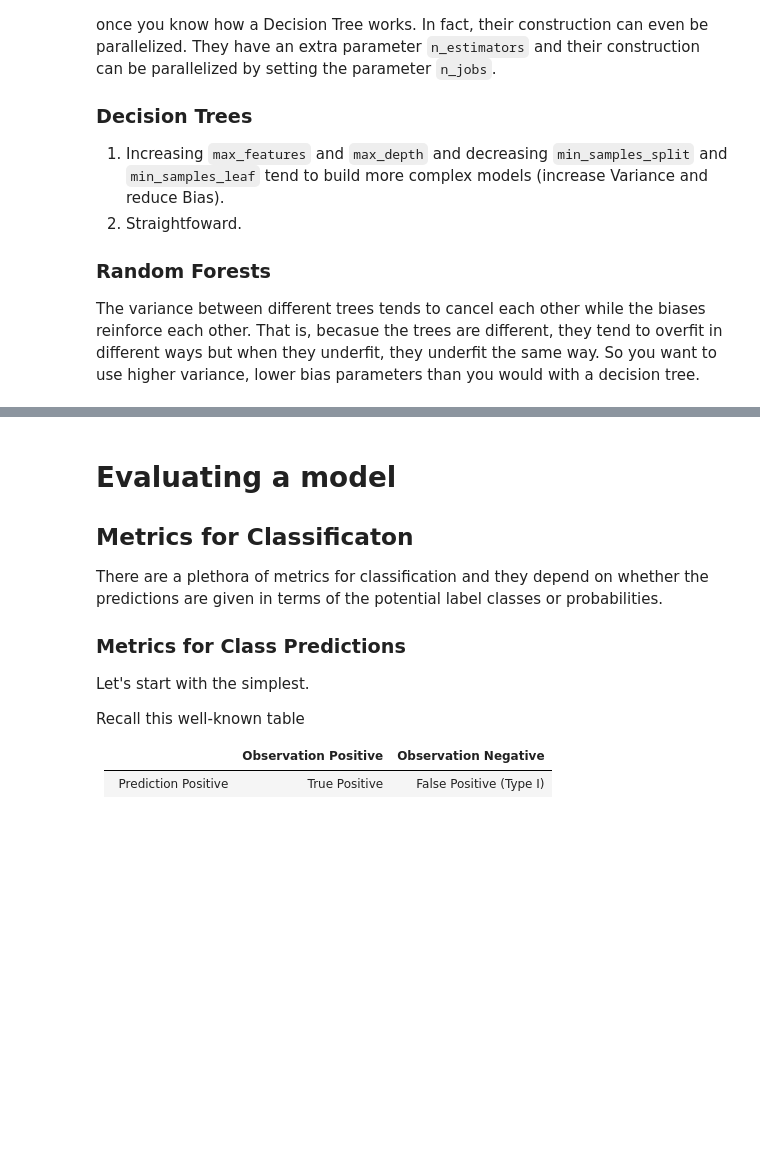
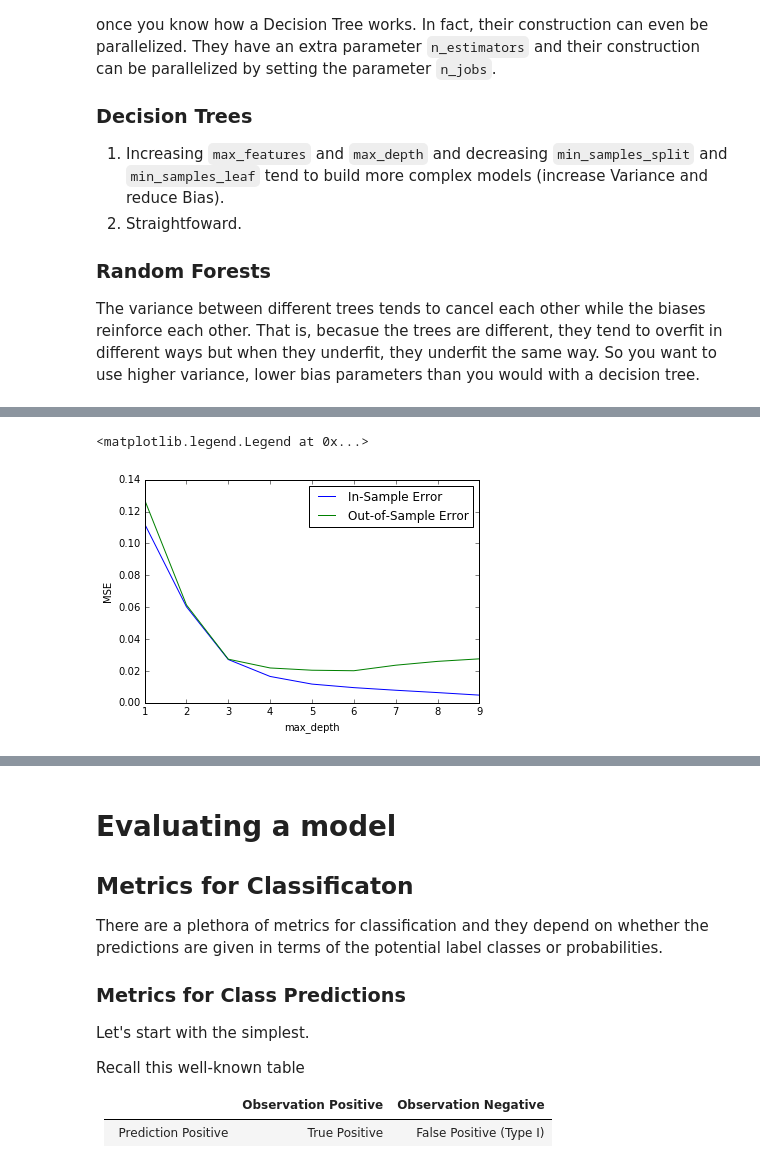
Before and after one commit to ASvyatkovskiy/MLmeetup2016, a Jupyter notebook: classification/classification_pipeline.ipynb, the cells around one changed output, grey strips where cells are left out. Cells and saved outputs as stored; diff of their text form; code cells hidden in the pictures; blank space fills up the shorter version.

```diff
--- a/classification/classification_pipeline.ipynb
+++ b/classification/classification_pipeline.ipynb
@@ -581,0 +618,20 @@ pipeline = Pipeline(stages=[tokenizer, remover, hashingTF, idf, labelIndexer, fe
+# %%
+from sklearn import cross_validation
+from sklearn import metrics
+
+X_train, X_test, y_train, y_test = cross_validation.train_test_split(X, y, test_size=0.2, random_state=42)
+
+test_errors = []
+for max_depth in max_depths:
+    clf = tree.DecisionTreeRegressor(max_depth=max_depth).fit(X_train, y_train)
+    y_pred = clf.predict(X_test)
+    test_errors.append(metrics.mean_squared_error(y_test, y_pred))
+
+plt.plot(max_depths, in_sample_errors, label='In-Sample Error')
+plt.plot(max_depths, test_errors, label='Out-of-Sample Error')
+plt.xlabel('max_depth')
+plt.ylabel('MSE')
+plt.legend(loc='upper right')
+# %% [output]
+<matplotlib.legend.Legend at 0x...>
+[figure, added]
```
Also changed, not shown: parts of 22 cells of this notebook.
